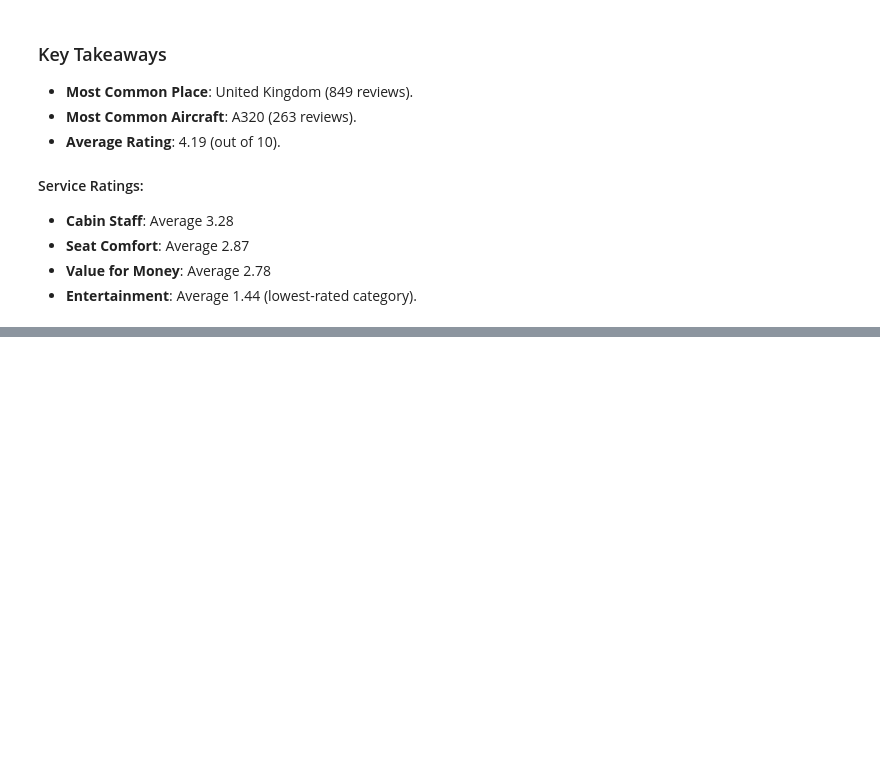
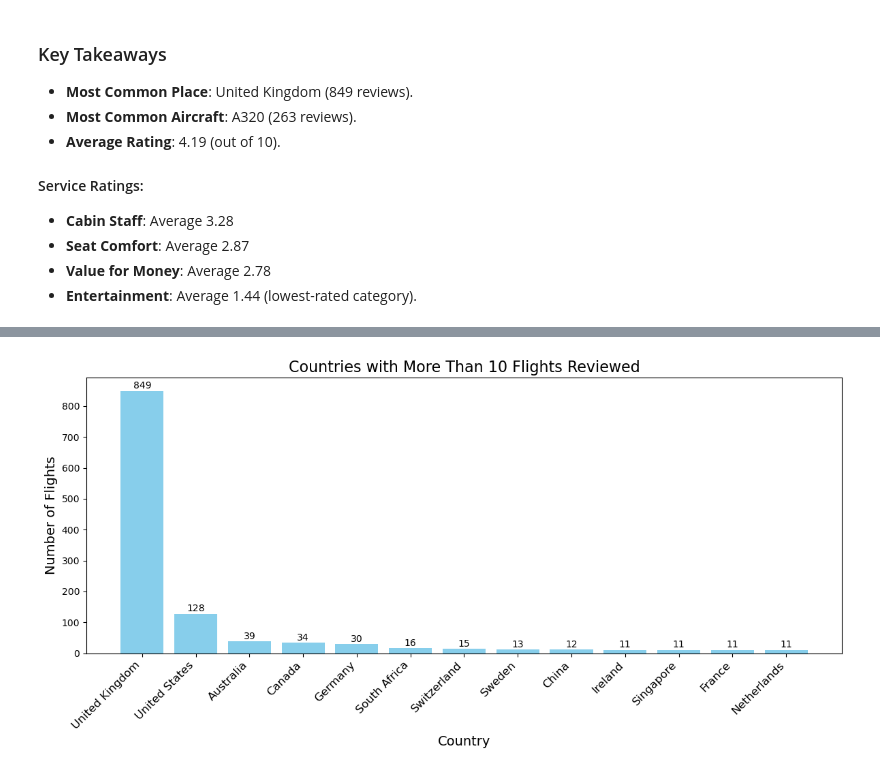
Before and after one commit to MuiruKamau/British-Airline-Reviews-Analysis, a Jupyter notebook: ba.ipynb, the cells around one changed output, grey strips where cells are left out. Drawn from its saved outputs; the diff is of its cells as text; code cells hidden in the pictures; blank space fills up the shorter version.

Commit message:
Data visualization

```diff
--- a/ba.ipynb
+++ b/ba.ipynb
@@ -156,3 +156,20 @@ max          5.000000
 - **Seat Comfort**: Average 2.87
 - **Value for Money**: Average 2.78
 - **Entertainment**: Average 1.44 (lowest-rated category).
+# %%
+# Preprocessing for ba_reviews dataset
+ba_reviews['date'] = pd.to_datetime(ba_reviews['date'], errors='coerce', dayfirst=True)
+
+ba_reviews['date_flown'] = pd.to_datetime(ba_reviews['date_flown'], errors='coerce',dayfirst=True )
+
+ba_reviews['place_cleaned'] = ba_reviews['place'].str.strip().str.title()
+# %%
+# Merge datasets on country/place
+countries['Country'] = countries['Country'].str.strip()
+merged_data = pd.merge(
+    ba_reviews,
+    countries,
+    left_on='place_cleaned',
+    right_on='Country',
+    how='left'
+)
@@ -158,0 +186,45 @@ max          5.000000
+# %%
+import matplotlib.pyplot as plt
+
+# Count the number of reviews per country
+flights_per_country = merged_data['place_cleaned'].value_counts().reset_index()
+
+# Rename the columns for clarity
+flights_per_country.columns = ['Country', 'Number of Flights']
+
+
+# Filter countries with more than 10 flights
+countries_more_than_10_flights = flights_per_country[flights_per_country['Number of Flights'] > 10]
+
+# Sort for better visualization
+countries_more_than_10_flights_sorted = countries_more_than_10_flights.sort_values(by='Number of Flights', ascending=False)
+
+# Plot countries with more than 10 flights, including numbers on top of bars
+plt.figure(figsize=(12, 6))
+bars = plt.bar(
+    countries_more_than_10_flights_sorted['Country'],
+    countries_more_than_10_flights_sorted['Number of Flights'],
+    color='skyblue'
+)
+
+# Add text on top of each bar
+for bar in bars:
+    height = bar.get_height()
+    plt.text(
+        bar.get_x() + bar.get_width() / 2,  # x-coordinate
+        height + 0.5,                      # y-coordinate (just above the bar)
+        f'{int(height)}',                  # Label (number of flights)
+        ha='center',                       # Center alignment
+        va='bottom',                       # Text position
+        fontsize=10                        # Font size
+    )
+
+# Add titles and labels
+plt.title('Countries with More Than 10 Flights Reviewed', fontsize=16)
+plt.xlabel('Country', fontsize=14)
+plt.ylabel('Number of Flights', fontsize=14)
+plt.xticks(rotation=45, ha='right', fontsize=12)
+plt.tight_layout()
+plt.show()
+# %% [output]
+[figure, added]
```
Also changed, not shown: parts of 9 cells of this notebook.
